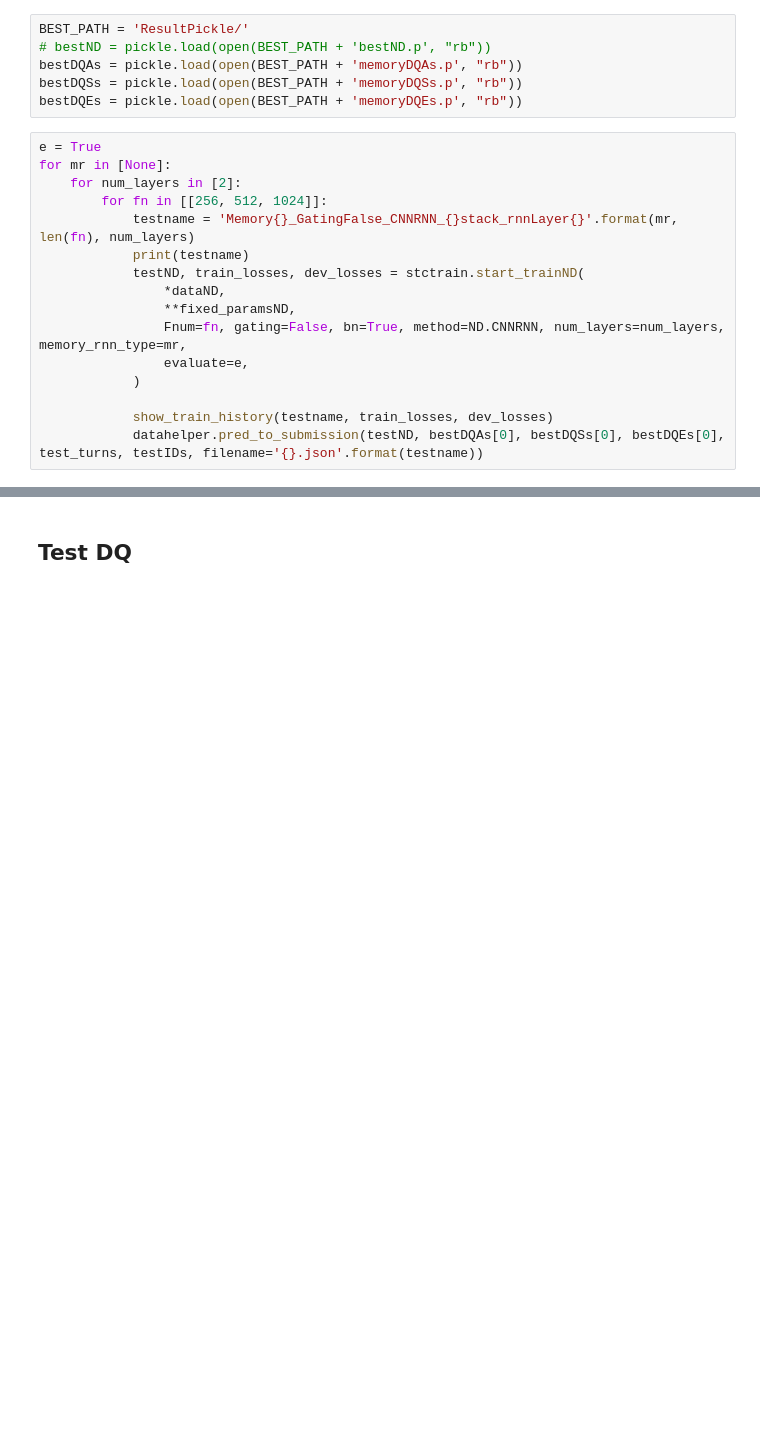
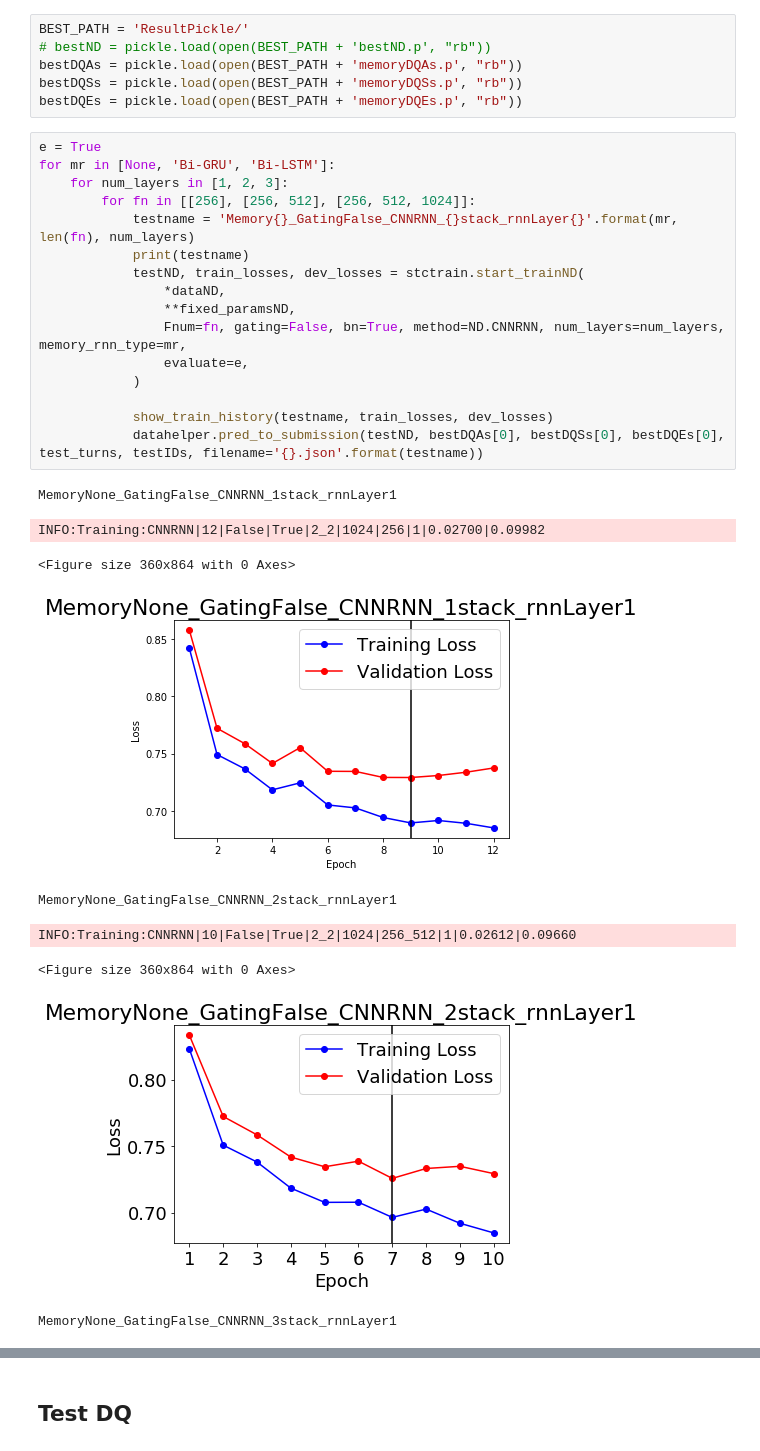
Before and after one commit to SeanCherngTW/NTCIR-STC3-NDDQsubtask, a Jupyter notebook: src/Hierarchical_model.ipynb, the cells around one changed output, grey strips where cells are left out. Drawn from its saved outputs; the diff is of its cells as text; blank space fills up the shorter version.

```diff
--- a/src/Hierarchical_model.ipynb
+++ b/src/Hierarchical_model.ipynb
@@ -124,17 +135,27 @@ bestDQSs = pickle.load(open(BEST_PATH + 'memoryDQSs.p', "rb"))
 bestDQEs = pickle.load(open(BEST_PATH + 'memoryDQEs.p', "rb"))
 # %%
 e = True
-for mr in [None]:
-    for num_layers in [2]:
-        for fn in [[256, 512, 1024]]:
+for mr in [None, 'Bi-GRU', 'Bi-LSTM']:
+    for num_layers in [1, 2, 3]:
+        for fn in [[256], [256, 512], [256, 512, 1024]]:
             testname = 'Memory{}_GatingFalse_CNNRNN_{}stack_rnnLayer{}'.format(mr, len(fn), num_layers)
             print(testname)
             testND, train_losses, dev_losses = stctrain.start_trainND(
                 *dataND,
                 **fixed_paramsND,
                 Fnum=fn, gating=False, bn=True, method=ND.CNNRNN, num_layers=num_layers, memory_rnn_type=mr,
                 evaluate=e,
             )
 
             show_train_history(testname, train_losses, dev_losses)
             datahelper.pred_to_submission(testND, bestDQAs[0], bestDQSs[0], bestDQEs[0], test_turns, testIDs, filename='{}.json'.format(testname))
+# %% [output]
+MemoryNone_GatingFalse_CNNRNN_1stack_rnnLayer1
+INFO:Training:CNNRNN|12|False|True|2_2|1024|256|1|0.02700|0.09982
+<Figure size 360x864 with 0 Axes>
+[figure, added]
+MemoryNone_GatingFalse_CNNRNN_2stack_rnnLayer1
+INFO:Training:CNNRNN|10|False|True|2_2|1024|256_512|1|0.02612|0.09660
+<Figure size 360x864 with 0 Axes>
+[figure, added]
+MemoryNone_GatingFalse_CNNRNN_3stack_rnnLayer1
```
Also changed, not shown: parts of 7 cells of this notebook, 1 other file.
